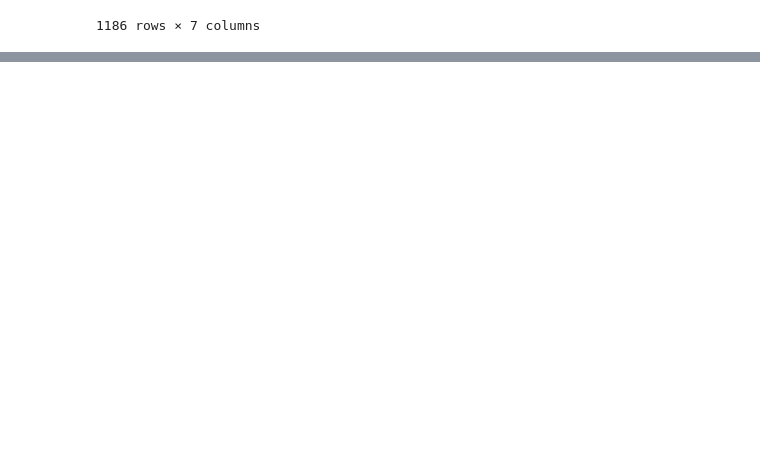
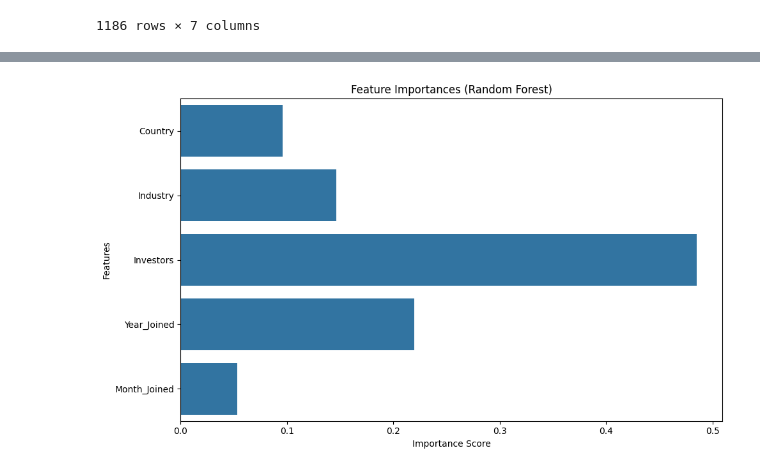
Before and after one commit to RogerSJR2004/Data-Analytics-Projects, a Jupyter notebook: Data_analyst/Project_Valuation.ipynb, the cells around one changed output, grey strips where cells are left out. Cells and saved outputs as stored; diff of their text form; code cells hidden in the pictures; blank space fills up the shorter version.

```diff
--- a/Data_analyst/Project_Valuation.ipynb
+++ b/Data_analyst/Project_Valuation.ipynb
@@ -259,0 +65,9 @@ plt.show()
+# %%
+# Fill missing numeric with median
+X["Year_Joined"] = X["Year_Joined"].fillna(X["Year_Joined"].median())
+X["Month_Joined"] = X["Month_Joined"].fillna(X["Month_Joined"].median())
+# %%
+# Encode categorical features using LabelEncoder
+le = LabelEncoder()
+for col in ["Country", "Industry", "Investors"]:
+    X[col] = le.fit_transform(X[col])
@@ -259,0 +77,3 @@ plt.show()
+# %%
+model = RandomForestRegressor(n_estimators=100, random_state=42)
+model.fit(X_train, y_train)
@@ -259,0 +127,14 @@ plt.show()
+# %%
+#Important Feature
+importances = model.feature_importances_
+feat_names = X.columns
+# %%
+plt.figure(figsize=(10, 6))
+sns.barplot(x=importances, y=feat_names)
+plt.title("Feature Importances (Random Forest)")
+plt.xlabel("Importance Score")
+plt.ylabel("Features")
+plt.tight_layout()
+plt.show()
+# %% [output]
+[figure, added]
```
Also changed, not shown: parts of 38 cells of this notebook, 4 other files.
